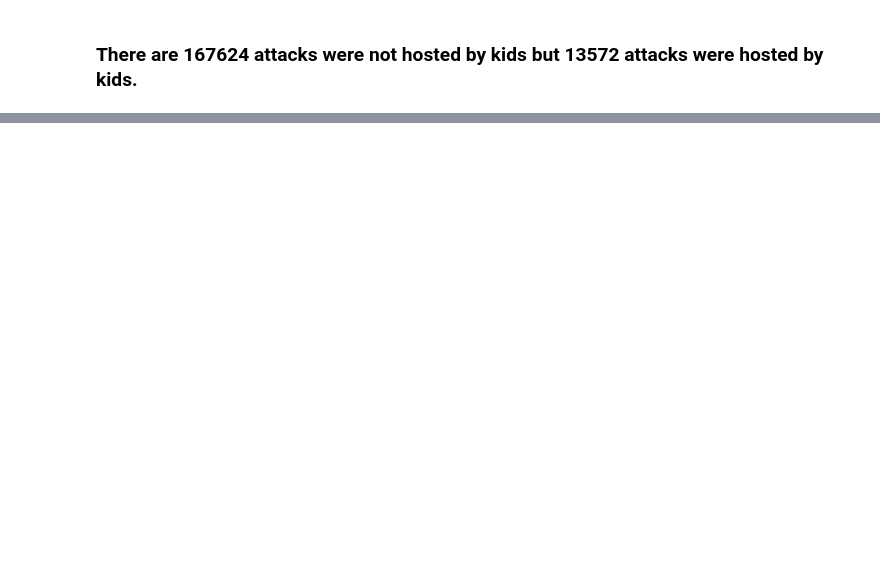
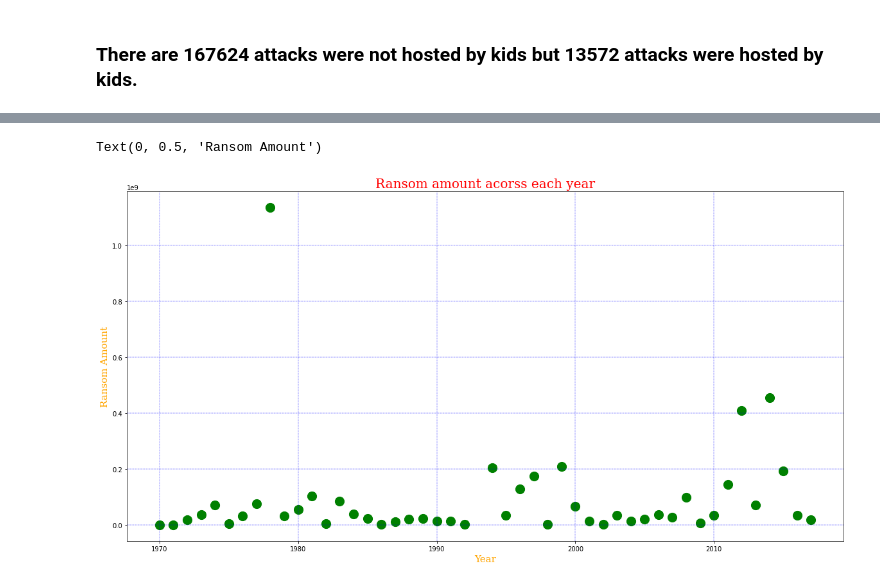
Before and after one commit to Gauravgade3/Global-Terrorism-Analysis, a Jupyter notebook: Global_Terrorism_Analysis_Capstone_Project.ipynb, the cells around one changed output, grey strips where cells are left out. Drawn from its saved outputs; the diff is of its cells as text; code cells hidden in the pictures; blank space fills up the shorter version.

```diff
--- a/Global_Terrorism_Analysis_Capstone_Project.ipynb
+++ b/Global_Terrorism_Analysis_Capstone_Project.ipynb
@@ -612,2 +612,14 @@ Text(0, 0.5, 'Number of attacks')
 # %% [markdown]
 ### **There are 167624 attacks were not hosted by kids but 13572 attacks were hosted by kids.**
+# %%
+# Finding the attacks with the purpose of ransom
+ransom=df1['ransom'].value_counts()
+print(ransom)
+
+
+# Plotting the graph
+ransom.plot(kind='bar')
+plt.rcParams['figure.figsize']=(10,5)
+plt.title('Attacks with the purpose of ransom',fontdict=font1)
+plt.xlabel('Ransom/Demand (0=No, 1=Yes)',fontdict=font2)
+plt.ylabel('Number of attacks',fontdict=font2)
@@ -613,0 +635,6 @@ Text(0, 0.5, 'Number of attacks')
+# %%
+# Calculate ransom amount through each year
+ransomamt=df.groupby('iyear')['ransomamt'].sum()
+year=df1['iyear'].unique()
+year_sort=(np.sort(year))
+ransomamt
@@ -613,0 +659,11 @@ Text(0, 0.5, 'Number of attacks')
+# %%
+# Scatter plot for ransom amount each year
+plt.scatter(year_sort,ransomamt,s=200,c='g')
+plt.rcParams['figure.figsize']=(20,7)
+plt.grid(color='blue', linestyle = '-.', linewidth = 0.4)
+plt.title('Ransom amount acorss each year',fontdict=font1)
+plt.xlabel('Year',fontdict=font2)
+plt.ylabel('Ransom Amount',fontdict=font2)
+# %% [output]
+Text(0, 0.5, 'Ransom Amount')
+[figure, added]
```
Also changed, not shown: parts of 9 cells of this notebook.
